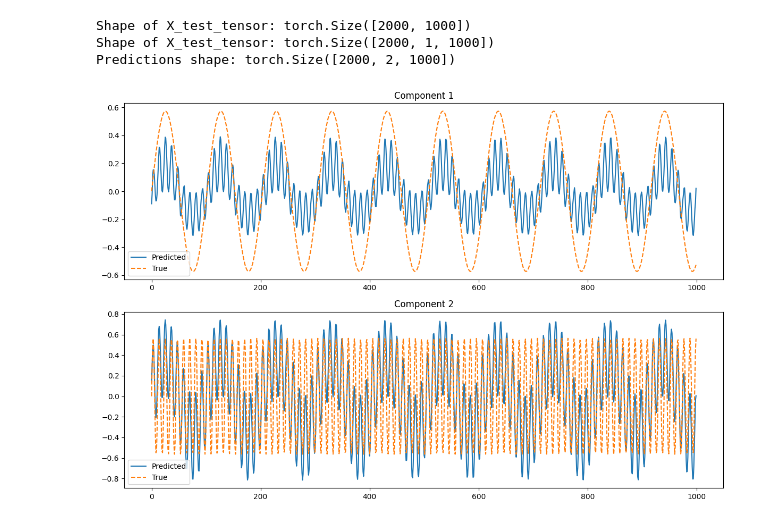
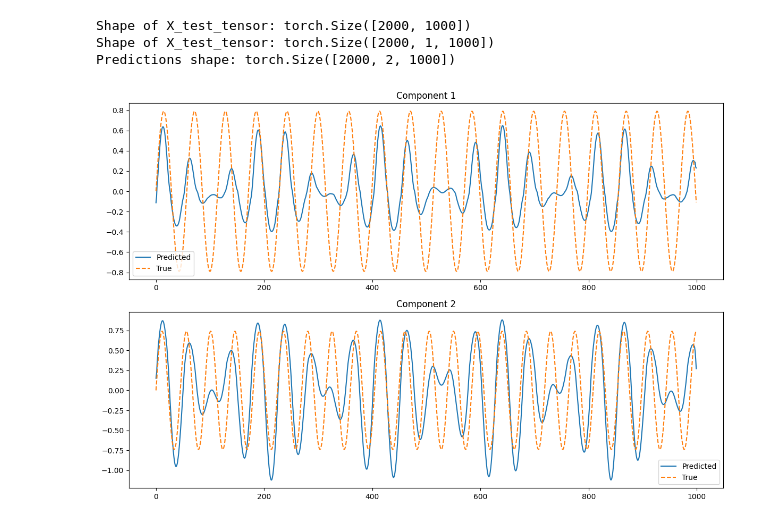
Before and after one commit to KJMvanderHorst/thesis, a Jupyter notebook: notebooks/mock_cwt_reconst.ipynb, the cells around one changed output. Cells and saved outputs as stored; diff of their text form; code cells hidden in the pictures.

```diff
--- a/notebooks/mock_cwt_reconst.ipynb
+++ b/notebooks/mock_cwt_reconst.ipynb
@@ -76,24 +76,24 @@ Predictions shape: torch.Size([2000, 2, 1000])
 # %%
 # Inspect Decompositions
 # Visualize the decompositions predicted by the model and compare them to the ground truth
 import matplotlib.pyplot as plt
 
 # Select a sample to visualize
-sample_idx = 95
+sample_idx = 4
 predicted_components = predictions[sample_idx].numpy()
 true_components = y_test[sample_idx]
 
 # Plot the predicted and true components
 num_components = predicted_components.shape[0]
 plt.figure(figsize=(12, 8))
 for i in range(num_components):
     plt.subplot(num_components, 1, i + 1)
     plt.plot(predicted_components[i], label="Predicted")
     plt.plot(true_components[i], label="True", linestyle="dashed")
     plt.title(f"Component {i + 1}")
     plt.legend()
 
 plt.tight_layout()
 plt.show()
 # %% [output]
-[figure, old version]
+[figure, new version]
```
Also changed, not shown: 2 other files.
